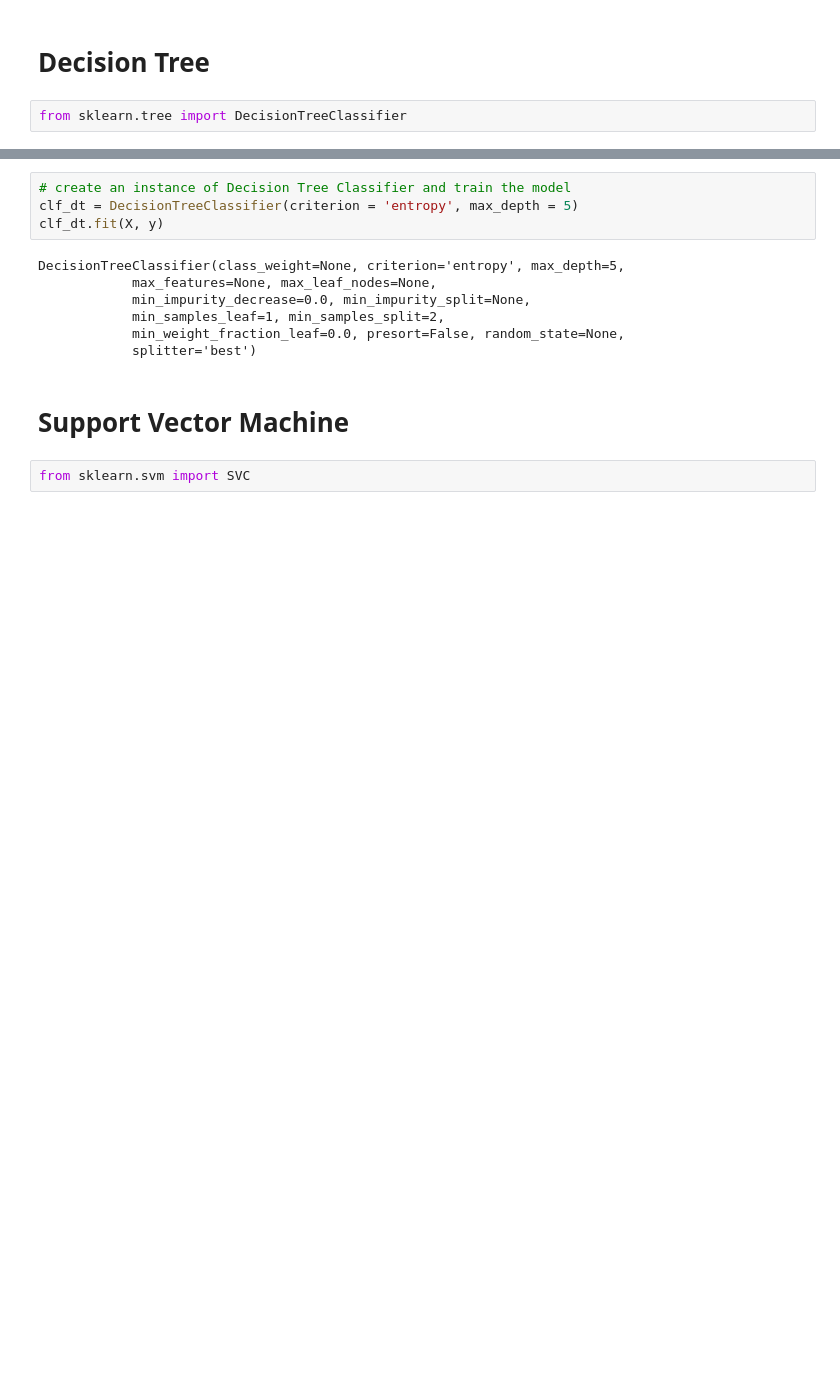
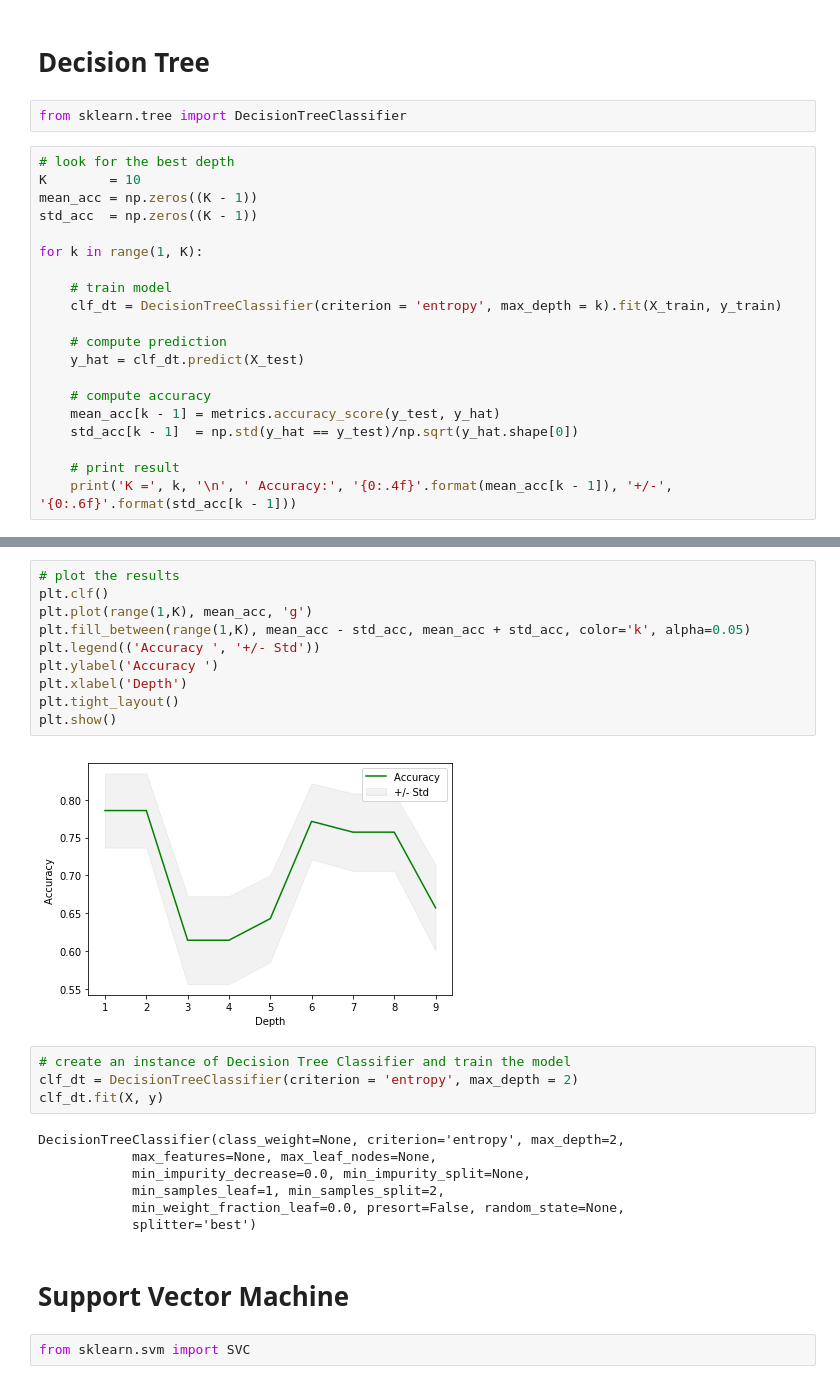
Before and after one commit to david-palma/IBM-AI-Engineering, a Jupyter notebook: Classification with Python.ipynb, the cells around one changed output, grey strips where cells are left out. Drawn from its saved outputs; the diff is of its cells as text; blank space fills up the shorter version.

```diff
--- a/Classification with Python.ipynb
+++ b/Classification with Python.ipynb
@@ -349,3 +349,23 @@ KNeighborsClassifier(algorithm='auto', leaf_size=30, metric='minkowski',
 # Decision Tree
 # %%
 from sklearn.tree import DecisionTreeClassifier
+# %%
+# look for the best depth
+K        = 10
+mean_acc = np.zeros((K - 1))
+std_acc  = np.zeros((K - 1))
+
+for k in range(1, K):
+
+    # train model
+    clf_dt = DecisionTreeClassifier(criterion = 'entropy', max_depth = k).fit(X_train, y_train)
+
+    # compute prediction
+    y_hat = clf_dt.predict(X_test)
+
+    # compute accuracy
+    mean_acc[k - 1] = metrics.accuracy_score(y_test, y_hat)
+    std_acc[k - 1]  = np.std(y_hat == y_test)/np.sqrt(y_hat.shape[0])
+
+    # print result
+    print('K =', k, '\n', ' Accuracy:', '{0:.4f}'.format(mean_acc[k - 1]), '+/-', '{0:.6f}'.format(std_acc[k - 1]))
@@ -352,9 +391,21 @@ from sklearn.tree import DecisionTreeClassifier
+# %%
+# plot the results
+plt.clf()
+plt.plot(range(1,K), mean_acc, 'g')
+plt.fill_between(range(1,K), mean_acc - std_acc, mean_acc + std_acc, color='k', alpha=0.05)
+plt.legend(('Accuracy ', '+/- Std'))
+plt.ylabel('Accuracy ')
+plt.xlabel('Depth')
+plt.tight_layout()
+plt.show()
+# %% [output]
+[figure, added]
 # %%
 # create an instance of Decision Tree Classifier and train the model
-clf_dt = DecisionTreeClassifier(criterion = 'entropy', max_depth = 5)
+clf_dt = DecisionTreeClassifier(criterion = 'entropy', max_depth = 2)
 clf_dt.fit(X, y)
 # %% [output]
-DecisionTreeClassifier(class_weight=None, criterion='entropy', max_depth=5,
+DecisionTreeClassifier(class_weight=None, criterion='entropy', max_depth=2,
             max_features=None, max_leaf_nodes=None,
             min_impurity_decrease=0.0, min_impurity_split=None,
             min_samples_leaf=1, min_samples_split=2,
```
Also changed, not shown: parts of 10 cells of this notebook, 1 other file.
